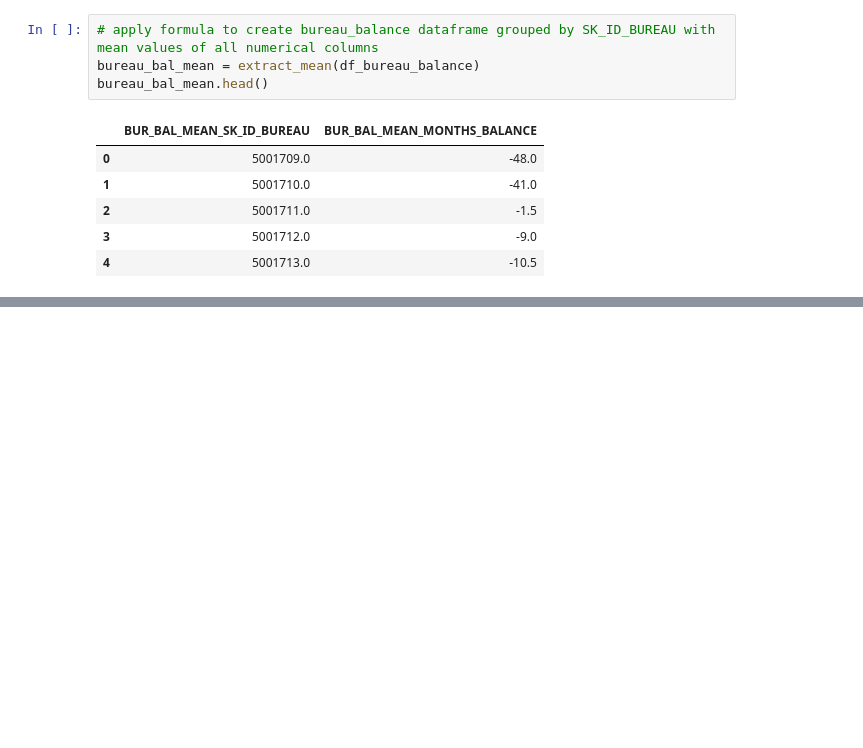
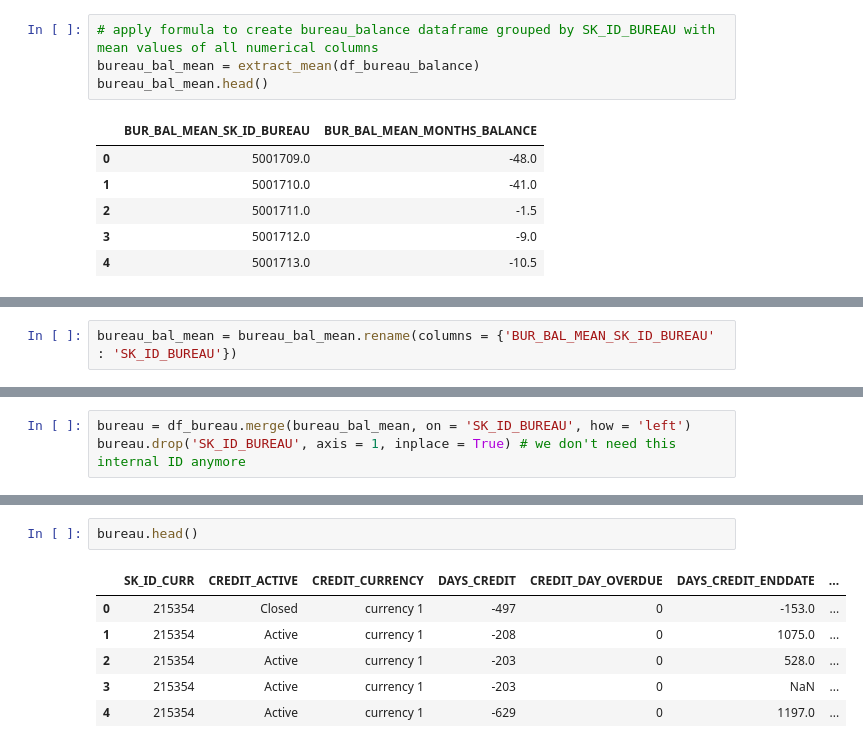
Before and after one commit to GaryMauger/P7_implementer_modele_scoring, a Jupyter notebook: Projet_7.ipynb, the cells around one changed output, grey strips where cells are left out. Drawn from its saved outputs; the diff is of its cells as text; blank space fills up the shorter version.

```diff
--- a/Projet_7.ipynb
+++ b/Projet_7.ipynb
@@ -1871,0 +1880,2 @@ bureau_bal_mean.head()
+# %%
+bureau_bal_mean = bureau_bal_mean.rename(columns = {'BUR_BAL_MEAN_SK_ID_BUREAU' : 'SK_ID_BUREAU'})
@@ -1871,0 +1884,3 @@ bureau_bal_mean.head()
+# %%
+bureau = df_bureau.merge(bureau_bal_mean, on = 'SK_ID_BUREAU', how = 'left')
+bureau.drop('SK_ID_BUREAU', axis = 1, inplace = True) # we don't need this internal ID anymore
@@ -1871,0 +1896,9 @@ bureau_bal_mean.head()
+# %%
+bureau.head()
+# %% [output]
+|  | SK_ID_CURR | CREDIT_ACTIVE | CREDIT_CURRENCY | DAYS_CREDIT | CREDIT_DAY_OVERDUE | DAYS_CREDIT_ENDDATE | ... |
+| 0 | 215354 | Closed | currency 1 | -497 | 0 | -153.0 | ... |
+| 1 | 215354 | Active | currency 1 | -208 | 0 | 1075.0 | ... |
+| 2 | 215354 | Active | currency 1 | -203 | 0 | 528.0 | ... |
+| 3 | 215354 | Active | currency 1 | -203 | 0 | NaN | ... |
+| 4 | 215354 | Active | currency 1 | -629 | 0 | 1197.0 | ... |
```
Also changed, not shown: parts of 31 cells of this notebook.
